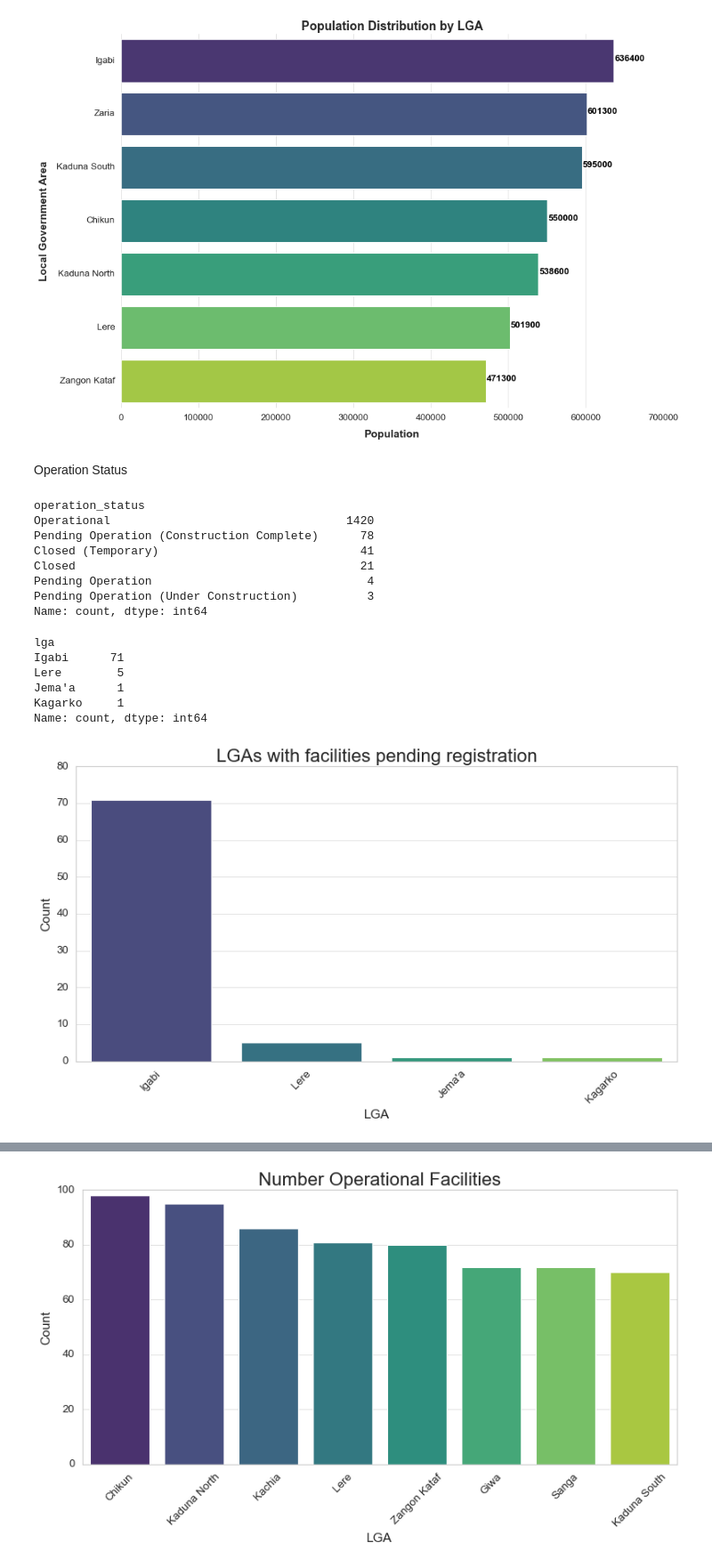
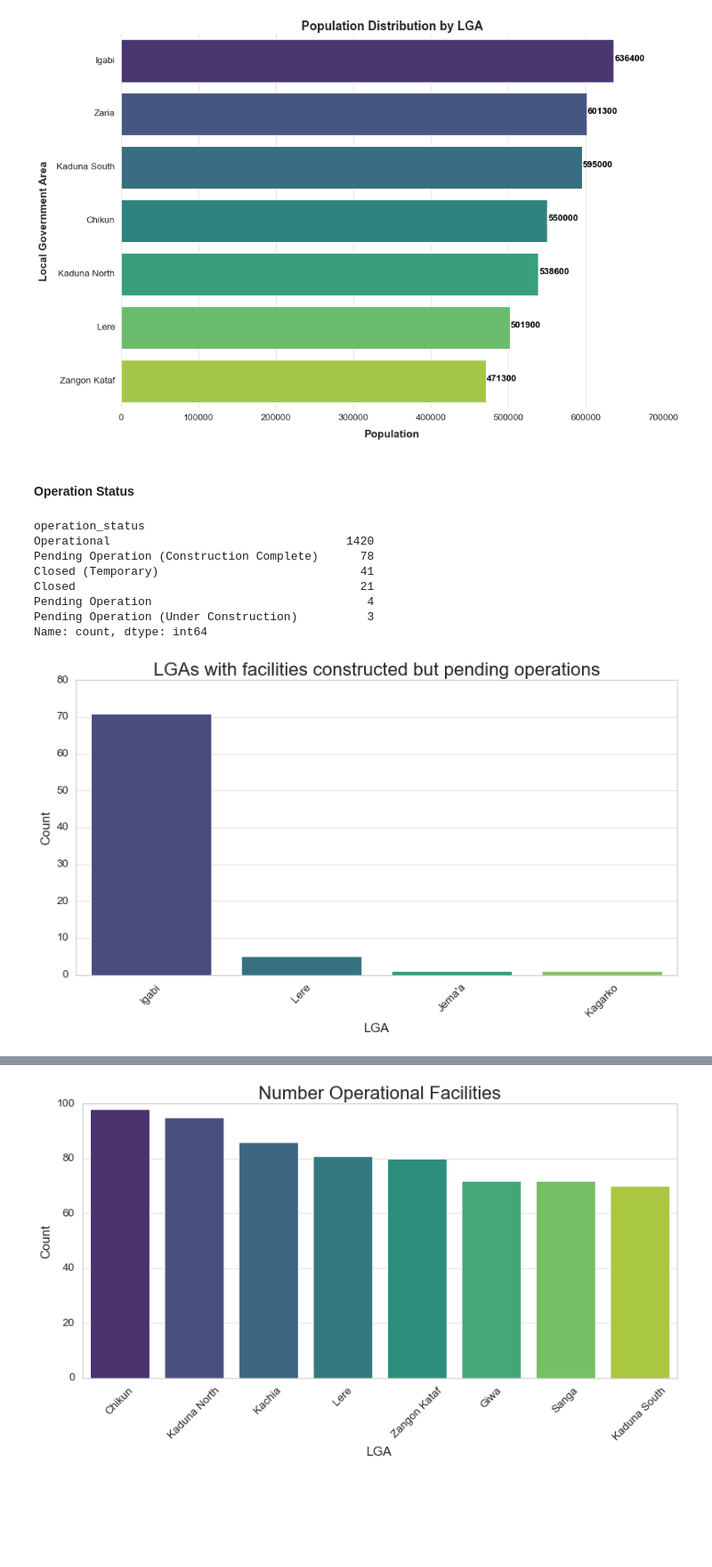
Before and after one commit to kingksjo/Kaduna-Health-Infrastructure, a Jupyter notebook: kd_inf.ipynb, the cells around one changed output, grey strips where cells are left out. Shown at 89% size. Drawn from its saved outputs; the diff is of its cells as text; code cells hidden in the pictures; blank space fills up the shorter version.

```diff
--- a/kd_inf.ipynb
+++ b/kd_inf.ipynb
@@ -274,8 +303,8 @@ plt.tight_layout()
 plt.show()
 # %% [output]
 [figure]
-# %% [markdown]
-Operation Status
+# %% [markdown]
+#### Operation Status
 # %%
 data["operation_status"].value_counts()
 # %% [output]
@@ -289,25 +318,17 @@ Pending Operation (Under Construction)          3
 Name: count, dtype: int64
 # %%
 pending_op_facilites = data["lga"][data["operation_status"] == "Pending Operation (Construction Complete)"].value_counts()
-pending_op_facilites
-# %% [output]
-lga
-Igabi      71
-Lere        5
-Jema'a      1
-Kagarko     1
-Name: count, dtype: int64
 # %%
-# Plot Pending Registration LGAs
+# Plot Pending Operations LGAs
 plt.figure(figsize=(10, 6))
 sns.barplot(x=pending_op_facilites.index, y=pending_op_facilites.values, palette="viridis", hue=pending_op_facilites.index)
-plt.title('LGAs with facilities pending registration', fontsize=20)
+plt.title('LGAs with facilities constructed but pending operations', fontsize=20)
 plt.xlabel('LGA', fontsize=14)
 plt.ylabel('Count', fontsize=14)
 plt.xticks(rotation=45)
 plt.tight_layout()
 plt.show()
 # %% [output]
-[figure, old version]
+[figure, new version]
 # %%
 operational_facilities = data["lga"][data["operation_status"] == "Operational"].value_counts()
```
Also changed, not shown: parts of 41 cells of this notebook, 4 other files.
